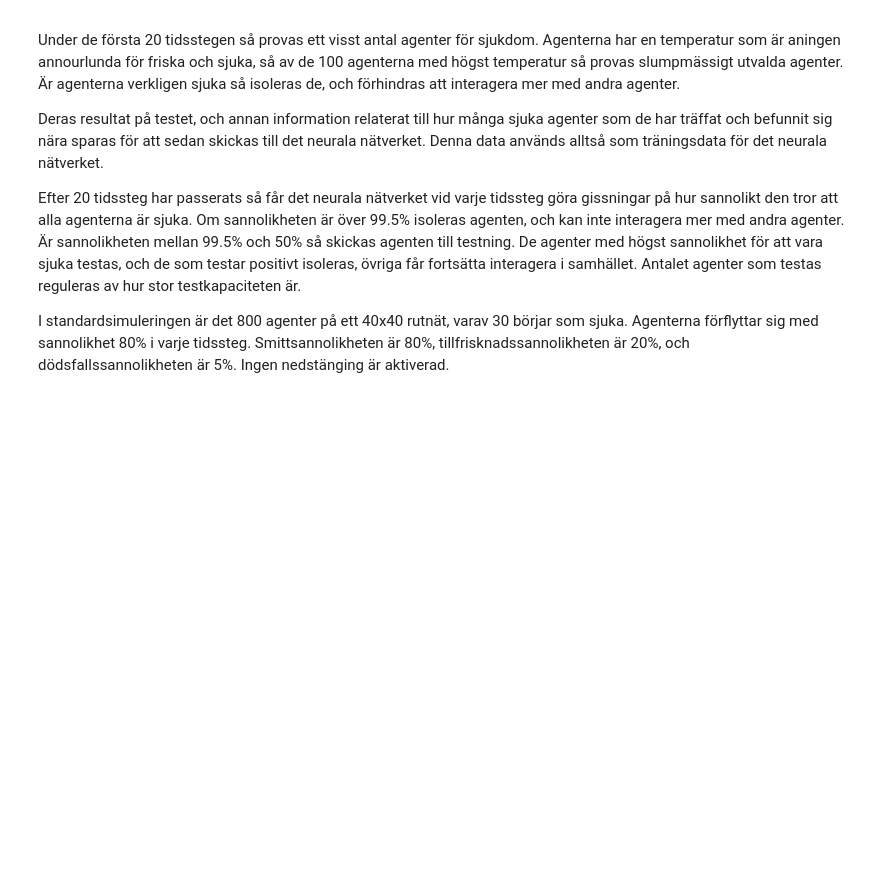
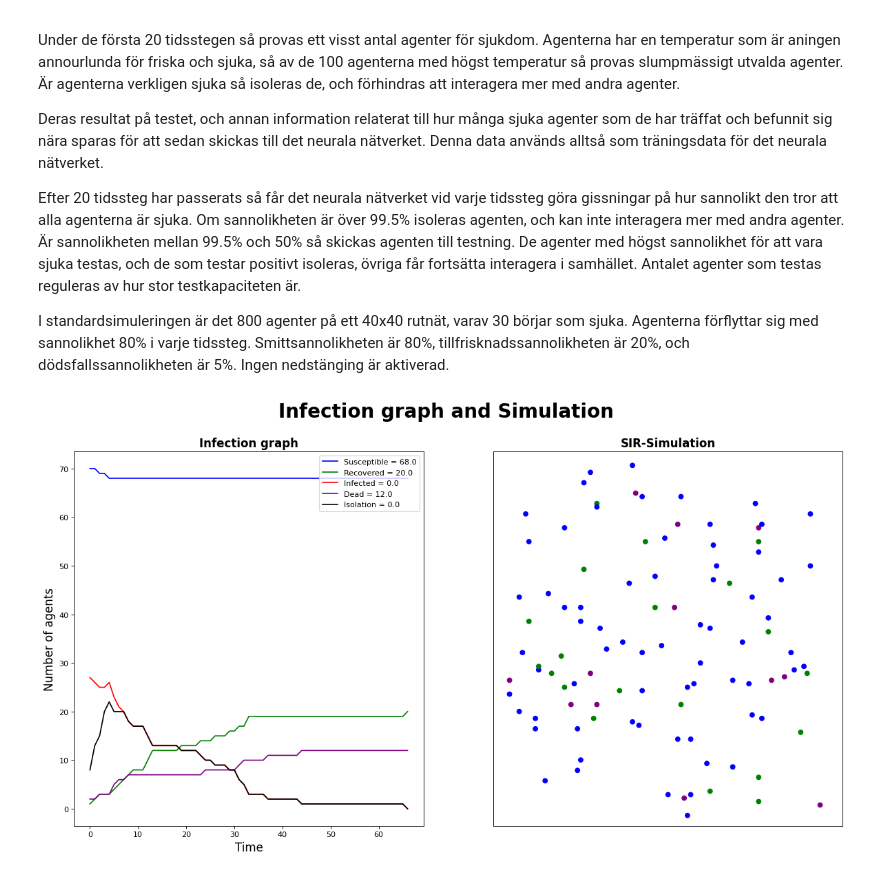
Before and after one commit to BQ-QB/Epidemic-Containment-Strategy-Modell, a Jupyter notebook: SIR_graphic.ipynb, the cells around one changed output. Saved outputs shown, nothing was run; the diff lists cells and outputs as text; code cells hidden in the pictures; blank space fills up the shorter version.

Commit message:
lagt till hotspot

```diff
--- a/SIR_graphic.ipynb
+++ b/SIR_graphic.ipynb
@@ -758,10 +779,10 @@ def run_sir(input_list):
 #  lockdown_start_time, lockdown_duration,proportion_of_old_people, mutation_start_time,
 #  new_infection_rate, new_recovery_rate, new_death_rate, new_death_rate_old_people,
 #  new_loss_of_immunity_prob, neural_network_activated, number_of_societies, travelrate]
-standard_values = [800,30,30,0,0.8,0.03,0.02,0.2,0,0,25,0,0,0,0,0,0,0,True, 1, 0]
+standard_values = [100,30,30,0,0.8,0.03,0.02,0.2,0,0,25,0,0,0,0,0,0,0,True,1,0,5]
 
 #@markdown Standard simulering?
-standard_simulation = False #@param {type:"boolean"}
+standard_simulation = True #@param {type:"boolean"}
 
 #@markdown Samhällesinställningar
 number_of_agents = 10000 #@param {type:"slider", min:100, max:10000, step:50}
@@ -801,30 +822,35 @@ new_recovery_rate = 0.01 #@param {type:"slider", min:0, max:1, step:0.02}
 new_death_rate = 0.05 #@param {type:"slider", min:0, max:1, step:0.02}
 new_death_rate_old_people = 0.1 #@param {type:"slider", min:0, max:1, step:0.02}
 new_loss_of_immunity_prob = 0.2 #@param {type:"slider", min:0, max:1, step:0.02}
 if not mutation_activated:
     mutation_start_time = 0
     new_infection_rate = 0
     new_recovery_rate = 0
     new_death_rate = 0
 if (not age_activated) or (not mutation_activated):
     new_death_rate_old_people = 0
     new_loss_of_immunity_prob = 0
 
 #@markdown Flera samhällen?
 number_of_societies = 1 #@param ["1", "2", "4"] {type:"raw"}
 number_of_societies = int(number_of_societies)
 travelrate = 0.2 #@param {type:"slider", min:0, max:1, step:0.02}
 travelrate = int(number_of_agents*travelrate)
 #@markdown Neuralt nätverk aktiverat?
 neural_network_activated = True #@param {type:"boolean"}
 
+#@markdown Number of hotspots
+number_of_hostspots = 5 #@param {type:"slider", min:0, max:100, step:1}
+
 if standard_simulation:
     running_values = standard_values
 else:
     running_values = [number_of_agents, initially_infected, test_capacity, false_tests_prob,
     infection_rate, recovery_rate, death_rate, death_rate_old_people, loss_of_immunity_prob,
     lockdown_start_time, lockdown_duration,proportion_of_old_people, mutation_start_time,
     new_infection_rate, new_recovery_rate, new_death_rate, new_death_rate_old_people,
     new_loss_of_immunity_prob, neural_network_activated,number_of_societies, travelrate]
 
 run_sir(running_values)
+# %% [output]
+[figure, added]
```
Also changed, not shown: parts of 1 cell of this notebook.
